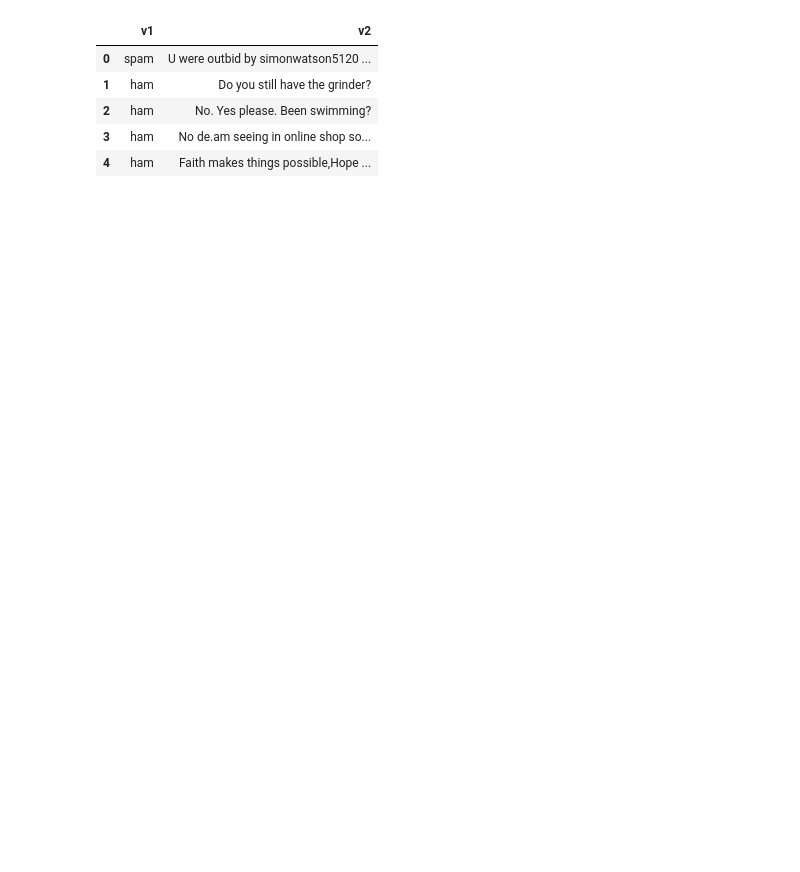
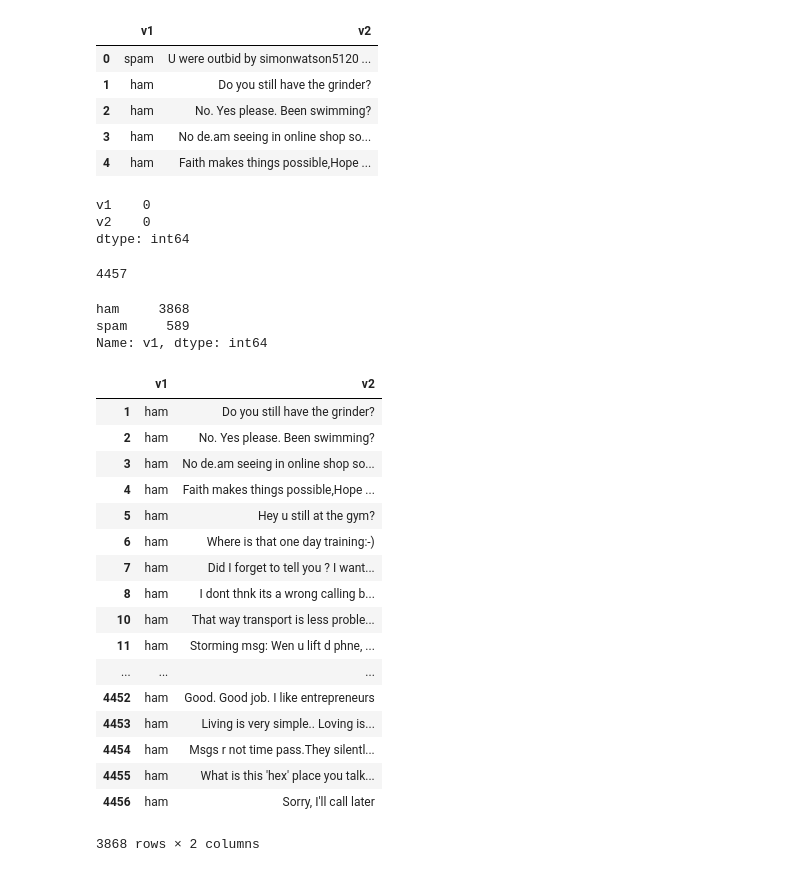
Before and after one commit to burakcimtay/Sms_Spam_Detection, a Jupyter notebook: sms_spam.ipynb, the cells around one changed output. Drawn from its saved outputs; the diff is of its cells as text; code cells hidden in the pictures; blank space fills up the shorter version.

```diff
--- a/sms_spam.ipynb
+++ b/sms_spam.ipynb
@@ -13,3 +13,39 @@ df.head()
 | 2 | ham | No. Yes please. Been swimming? |
 | 3 | ham | No de.am seeing in online shop so... |
 | 4 | ham | Faith makes things possible,Hope ... |
+# %%
+print(df.isnull().sum())
+len(df)
+# %% [output]
+v1    0
+v2    0
+dtype: int64
+4457
+# %%
+df['v1'].value_counts()
+# %% [output]
+ham     3868
+spam     589
+Name: v1, dtype: int64
+# %%
+ham = df[df["v1"]=="ham"]
+ham
+# %% [output]
+|  | v1 | v2 |
+| 1 | ham | Do you still have the grinder? |
+| 2 | ham | No. Yes please. Been swimming? |
+| 3 | ham | No de.am seeing in online shop so... |
+| 4 | ham | Faith makes things possible,Hope ... |
+| 5 | ham | Hey u still at the gym? |
+| 6 | ham | Where is that one day training:-) |
+| 7 | ham | Did I forget to tell you ? I want... |
+| 8 | ham | I dont thnk its a wrong calling b... |
+| 10 | ham | That way transport is less proble... |
+| 11 | ham | Storming msg: Wen u lift d phne, ... |
+| ... | ... | ... |
+| 4452 | ham | Good. Good job. I like entrepreneurs |
+| 4453 | ham | Living is very simple.. Loving is... |
+| 4454 | ham | Msgs r not time pass.They silentl... |
+| 4455 | ham | What is this 'hex' place you talk... |
+| 4456 | ham | Sorry, I'll call later |
+3868 rows × 2 columns
```
Also changed, not shown: parts of 24 cells of this notebook, 3 other files.
